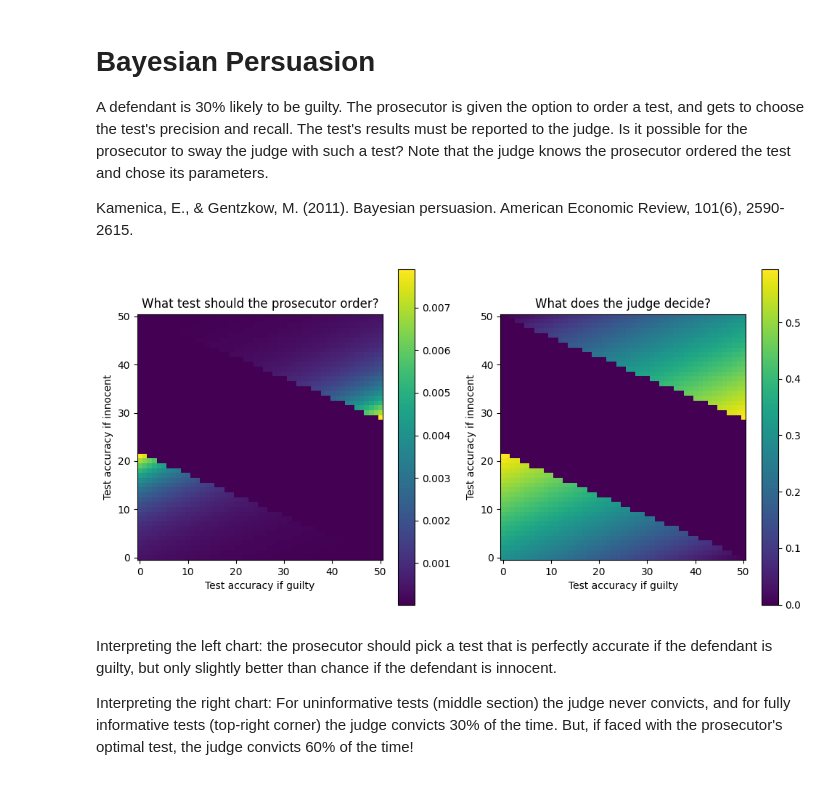
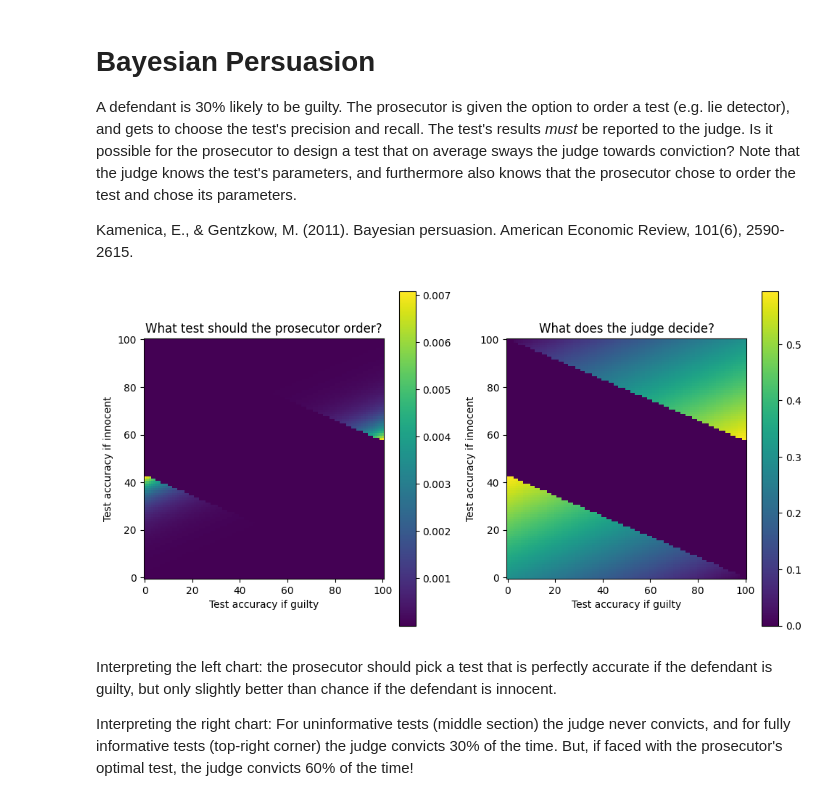
Before and after one commit to kach/memo, a Jupyter notebook: demo/demo-persuasion.ipynb, the cells around one changed output. Cells and saved outputs as stored; diff of their text form; code cells hidden in the pictures.

```diff
--- a/demo/demo-persuasion.ipynb
+++ b/demo/demo-persuasion.ipynb
@@ -1,7 +1,7 @@
 # %% [markdown]
 # Bayesian Persuasion
 
-A defendant is 30% likely to be guilty. The prosecutor is given the option to order a test, and gets to choose the test's precision and recall. The test's results must be reported to the judge. Is it possible for the prosecutor to sway the judge with such a test? Note that the judge knows the prosecutor ordered the test and chose its parameters.
+A defendant is 30% likely to be guilty. The prosecutor is given the option to order a test (e.g. lie detector), and gets to choose the test's precision and recall. The test's results _must_ be reported to the judge. Is it possible for the prosecutor to design a test that on average sways the judge towards conviction? Note that the judge knows the test's parameters, and furthermore also knows that the prosecutor chose to order the test and chose its parameters.
 
 Kamenica, E., & Gentzkow, M. (2011). Bayesian persuasion. American Economic Review, 101(6), 2590-2615.
 # %%
@@ -23,7 +23,7 @@ class Verdict(IntEnum):
     Acquit = 0
     Convict = 1
 
-Probability = np.linspace(1e-10, 1 - 1e-10, 50 + 1)
+Probability = np.linspace(1e-10, 1 - 1e-10, 100 + 1)
 Test = domain(pi_i=len(Probability), pi_g=len(Probability))
 
 def showd(z):
@@ -46,7 +46,7 @@ def run_test(r, s, t):
 @memo
 def prosecutor[t: Test](level):
     # prosecutor maximizes p(judge convicts)
-    pros: chooses(t in Test, wpp=exp(10 * judge[t](level)))
+    pros: chooses(t in Test, wpp=exp(20 * judge[t](level)))
     return Pr[pros.t == t]
 
 @memo
@@ -69,14 +69,14 @@ def judge[t: Test](level):
 # %%
 plt.figure(figsize=(10, 5))
 plt.subplot(1, 2, 1)
-showd(prosecutor(1))
+showd(prosecutor(2))
 plt.title("What test should the prosecutor order?")
 plt.subplot(1, 2, 2)
-showd(judge(1))
+showd(judge(2))
 plt.title("What does the judge decide?")
 plt.tight_layout()
 # %% [output]
-[figure, old version]
+[figure, new version]
 # %% [markdown]
 Interpreting the left chart: the prosecutor should pick a test that is perfectly accurate if the defendant is guilty, but only slightly better than chance if the defendant is innocent.
 
```
